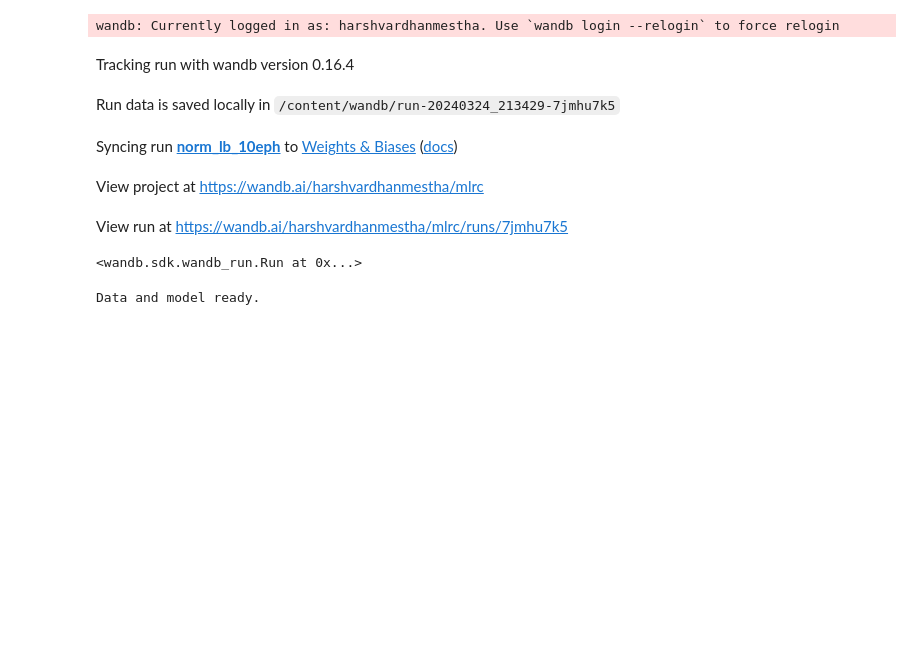
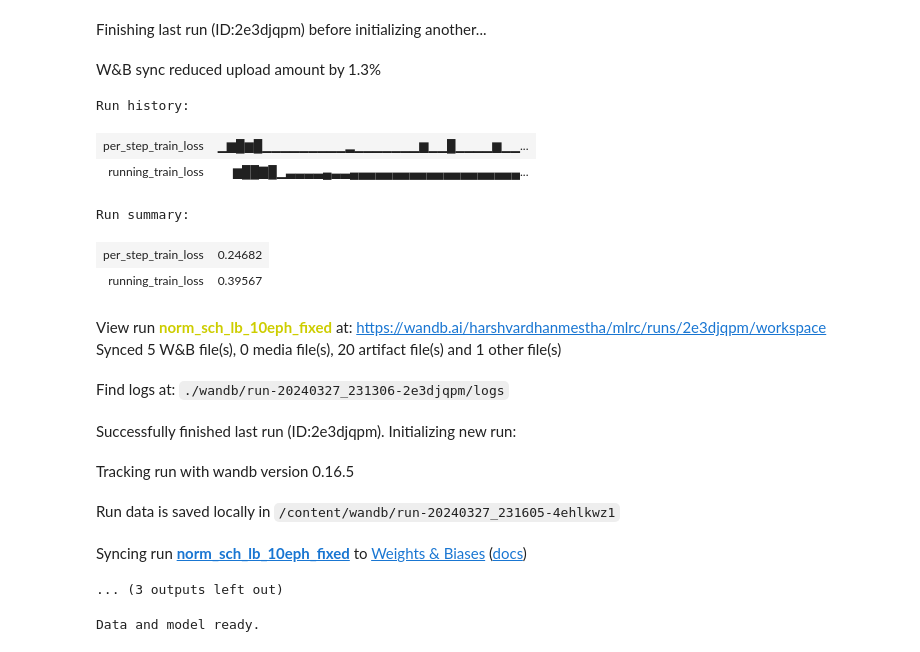
Before and after one commit to SforAiDl/CountCLIP, a Jupyter notebook: model.ipynb, the cells around one changed output. Cells and saved outputs as stored; diff of their text form; code cells hidden in the pictures; blank space fills up the shorter version.

```diff
--- a/model.ipynb
+++ b/model.ipynb
@@ -61,16 +54,25 @@ True
 # %%
 wandb.init(
       project="mlrc",
-      name=f"norm_10eph",
-      config={"learning_rate": 5e-6,"epochs": 2,})
+      name=f"norm_sch_lb_10eph_fixed",
+      config={"learning_rate": 5e-6,"epochs": 10,})
 # %% [output]
-wandb: Currently logged in as: harshvardhanmestha. Use `wandb login --relogin` to force relogin
-Tracking run with wandb version 0.16.4
+Finishing last run (ID:2e3djqpm) before initializing another...
-Run data is saved locally in /content/wandb/run-20240324_213429-7jmhu7k5
+W&B sync reduced upload amount by 1.3%
+Run history:
+| per_step_train_loss | ▁▆█▆█▁▁▁▁▁▁▁▁▁▂▁▁▁▁▁▁▁▆▁▁█▁▁▁▁▆▁▁... |
+| running_train_loss | ▆██▇█▁▃▃▃▃▄▃▃▄▄▄▄▄▄▄▄▄▄▄▄▄▄▄▄▄▄▄▄... |
+Run summary:
+| per_step_train_loss | 0.24682 |
+| running_train_loss | 0.39567 |
-Syncing run norm_lb_10eph to Weights & Biases (docs)
+View run norm_sch_lb_10eph_fixed at: https://wandb.ai/harshvardhanmestha/mlrc/runs/2e3djqpm/workspace
+Synced 5 W&B file(s), 0 media file(s), 20 artifact file(s) and 1 other file(s)
-View project at https://wandb.ai/harshvardhanmestha/mlrc
+Find logs at: ./wandb/run-20240327_231306-2e3djqpm/logs
-View run at https://wandb.ai/harshvardhanmestha/mlrc/runs/7jmhu7k5
+Successfully finished last run (ID:2e3djqpm). Initializing new run:
-<wandb.sdk.wandb_run.Run at 0x...>
+Tracking run with wandb version 0.16.5
+Run data is saved locally in /content/wandb/run-20240327_231605-4ehlkwz1
+Syncing run norm_sch_lb_10eph_fixed to Weights & Biases (docs)
+... (3 outputs left out)
 # %%
 ##options for model
 ckpt_pth = '' # path to a checkpoint file
```
Also changed, not shown: parts of 11 cells of this notebook, 1 other file.
